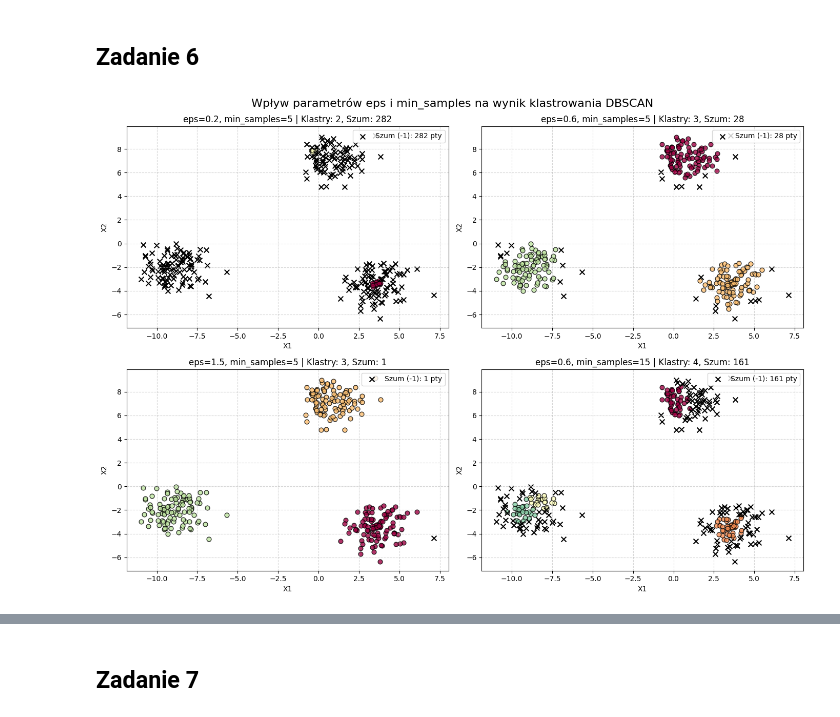
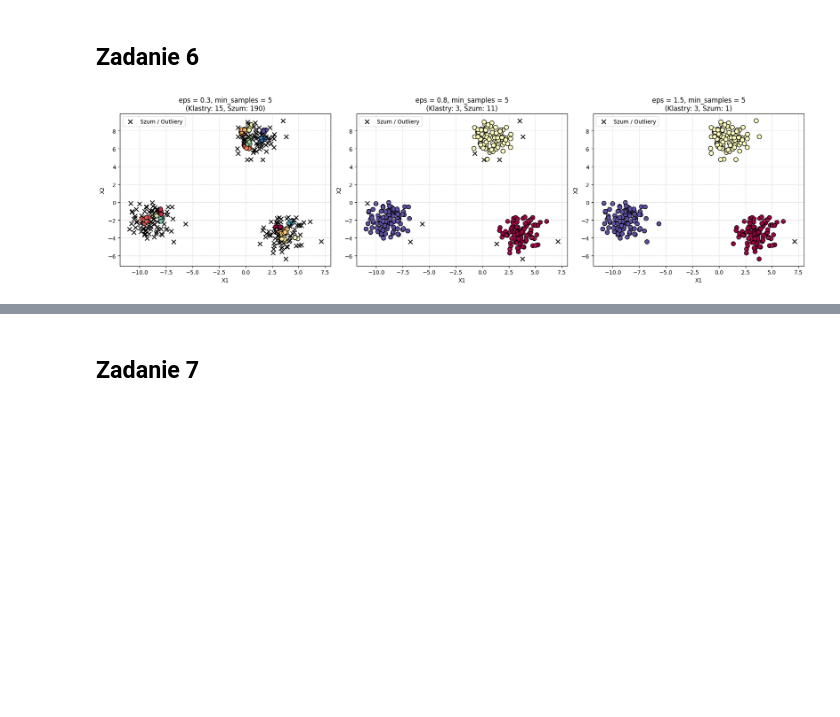
Before and after one commit to Carkules/machine_learning_intro, a Jupyter notebook: list_2/list_2.ipynb, the cells around one changed output, grey strips where cells are left out. Drawn from its saved outputs; the diff is of its cells as text; code cells hidden in the pictures; blank space fills up the shorter version.

```diff
--- a/list_2/list_2.ipynb
+++ b/list_2/list_2.ipynb
@@ -427,56 +427,3 @@ plt.show()
 [figure]
 # %% [markdown]
 ## Zadanie 6
-# %%
-from sklearn.cluster import DBSCAN
-
-param_grid = [
-    {'eps': 0.2, 'min_samples': 5},
-    {'eps': 0.6, 'min_samples': 5},
-    {'eps': 1.5, 'min_samples': 5},
-    {'eps': 0.6, 'min_samples': 15}
-]
-
-fig, axes = plt.subplots(2, 2, figsize=(14, 10))
-axes = axes.ravel()
-
-for i, params in enumerate(param_grid):
-    eps = params['eps']
-    min_samples = params['min_samples']
-
-    dbscan = DBSCAN(eps=eps, min_samples=min_samples)
-    labels = dbscan.fit_predict(X)
-
-    n_clusters = len(set(labels)) - (1 if -1 in labels else 0)
-    n_noise = np.sum(labels == -1)
-
-    unique_labels = set(labels)
-    colors = [plt.cm.Spectral(each) for each in np.linspace(0, 1, len(unique_labels))]
-
-    for k, col in zip(unique_labels, colors):
-        class_member_mask = (labels == k)
-        xy = X[class_member_mask]
-
-        if k == -1:
-            axes[i].scatter(
-                xy[:, 0], xy[:, 1],
-                c='black', marker='x', s=50,
-                label=f'Szum (-1): {n_noise} pty'
-            )
-        else:
-            axes[i].scatter(
-                xy[:, 0], xy[:, 1],
-                c=[col], marker='o', s=40, alpha=0.8, edgecolor='k'
-            )
-
-    axes[i].set_title(f'eps={eps}, min_samples={min_samples} | Klastry: {n_clusters}, Szum: {n_noise}')
-    axes[i].set_xlabel('X1')
-    axes[i].set_ylabel('X2')
-    axes[i].grid(True, linestyle='--', alpha=0.5)
-    axes[i].legend(loc='upper right')
-
-plt.suptitle('Wpływ parametrów eps i min_samples na wynik klastrowania DBSCAN', fontsize=16)
-plt.tight_layout()
-plt.show()
-# %% [output]
-[figure, removed]
@@ -482,0 +467,16 @@ plt.show()
+# %%
+eps_values = [0.3, 0.8, 1.5]
+min_samples = 5
+
+fig, axes = plt.subplots(1, 3, figsize=(18, 5))
+
+for i, eps in enumerate(eps_values):
+    ax = axes[i]
+
+    dbscan = DBSCAN(eps=eps, min_samples=min_samples)
+    draw_dbscan(X, dbscan, ax)
+
+plt.tight_layout()
+plt.show()
+# %% [output]
+[figure, added]
```
Also changed, not shown: parts of 13 cells of this notebook.
